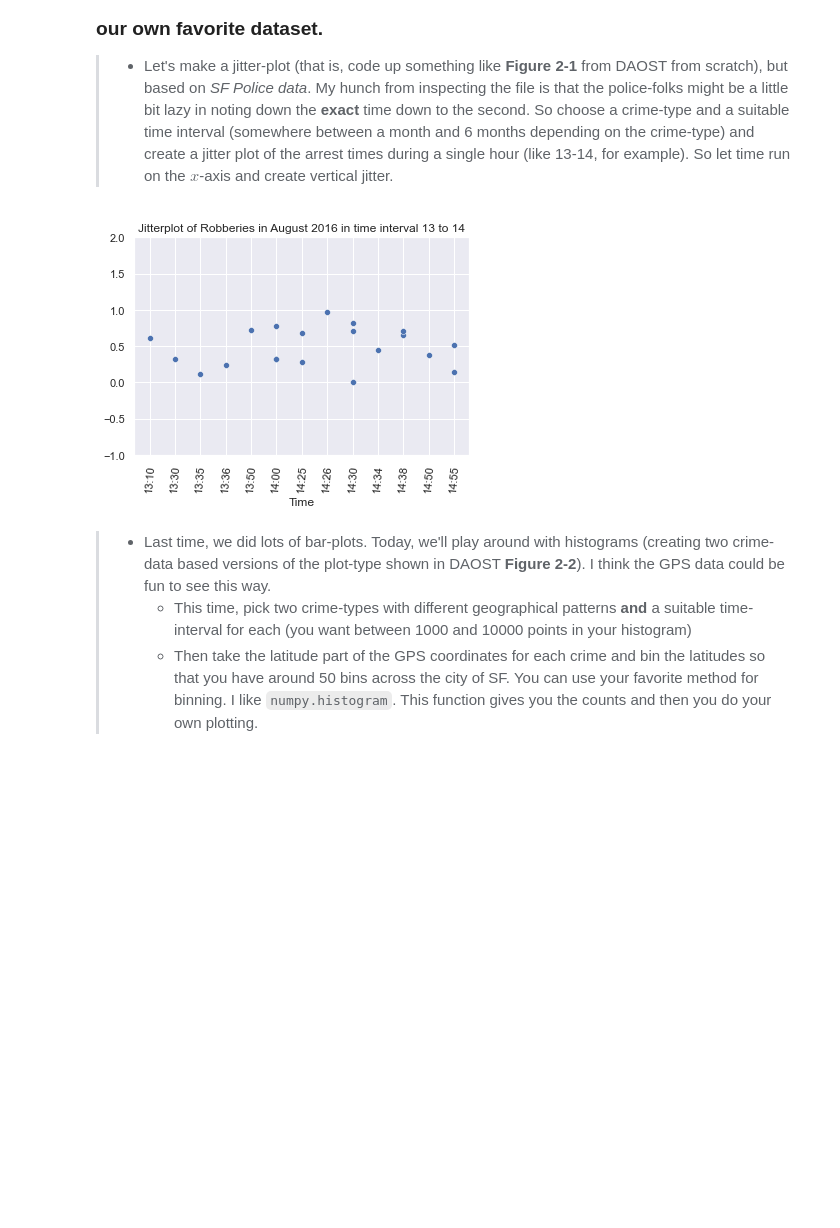
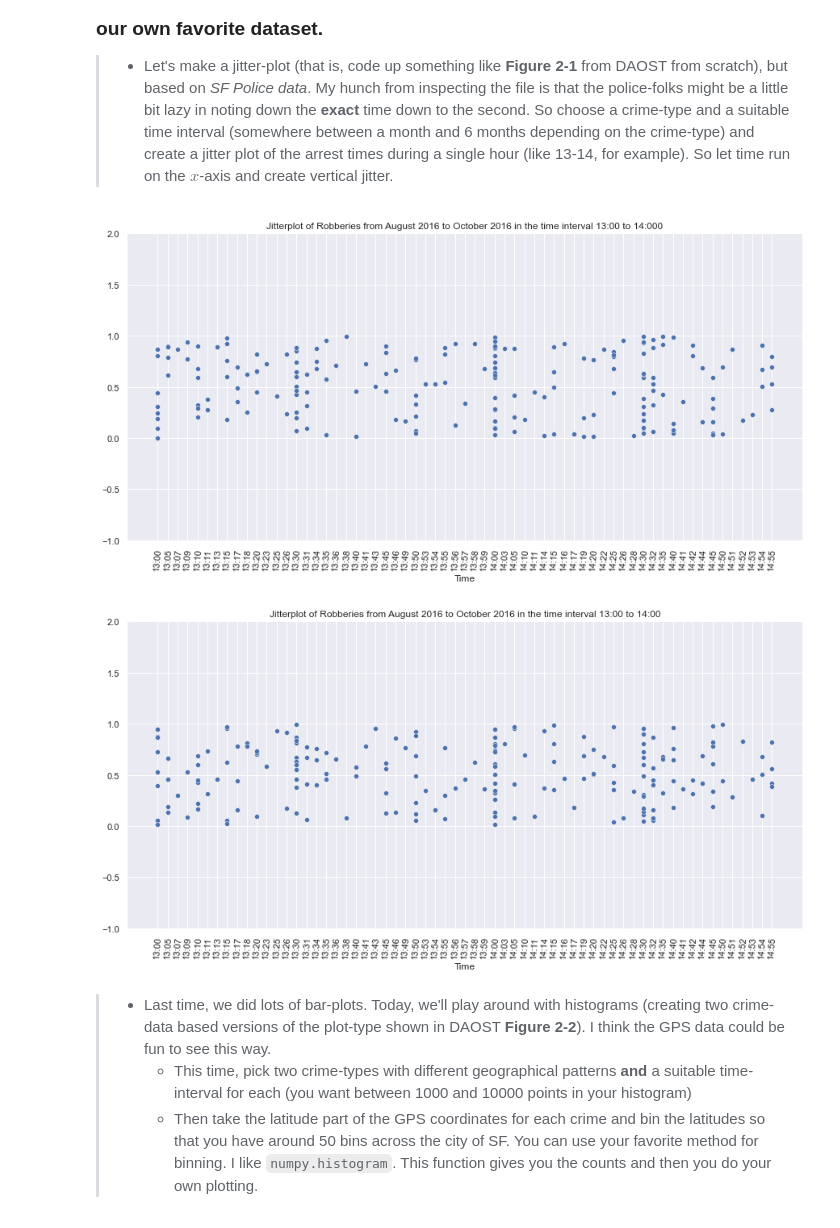
Before and after one commit to simonmoesorensen/socialdata2022, a Jupyter notebook: lectures/Week3.ipynb, the cells around one changed output. Drawn from its saved outputs; the diff is of its cells as text; code cells hidden in the pictures; blank space fills up the shorter version.

Commit message:
Week 4 and Week 3 jitterplot fix

```diff
--- a/lectures/Week3.ipynb
+++ b/lectures/Week3.ipynb
@@ -167,17 +167,19 @@ from datetime import datetime
 import numpy as np
 # %%
 df_plot_1 = df[
-    (df.Date >= datetime(2016, 8, 1, 13)) & (df.Date <= datetime(2016, 9, 1, 14)) & (df.Category == 'ROBBERY')]
+    (df.Date >= datetime(2016, 8, 1, 13)) & (df.Date <= datetime(2016, 10, 1, 14)) & (df.Category == 'ASSAULT')]
 # %%
 df_plot_1 = df_plot_1[(df_plot_1.Date.dt.hour >= 13) & (df_plot_1.Date.dt.hour <= 14)]
 # %%
+fig = plt.figure(figsize=(15,7))
 g = sns.scatterplot(x=df_plot_1['Time'].sort_values(), y=np.random.random(len(df_plot_1)))
 plt.xticks(rotation=85)
 plt.ylim([-1, 2])
-plt.title('Jitterplot of Robberies in August 2016 in time interval 13 to 14')
+plt.title('Jitterplot of Robberies from August 2016 to October 2016 in the time interval 13:00 to 14:00')
 plt.show()
 # %% [output]
-[figure, old version]
+[figure, new version]
+[figure, added]
 # %% [markdown]
 > * Last time, we did lots of bar-plots. Today, we'll play around with histograms (creating two crime-data based versions of the plot-type shown in DAOST **Figure 2-2**). I think the GPS data could be fun to see this way.
 >   * This time, pick two crime-types with different geographical patterns **and** a suitable time-interval for each (you want between 1000 and 10000 points in your histogram)
```
